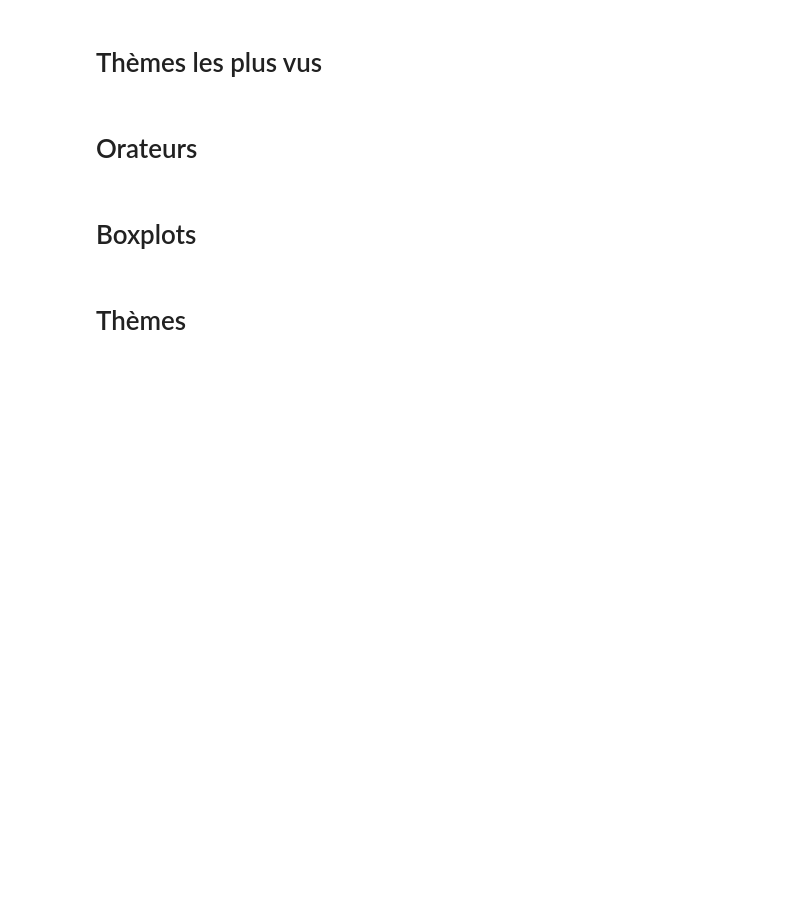
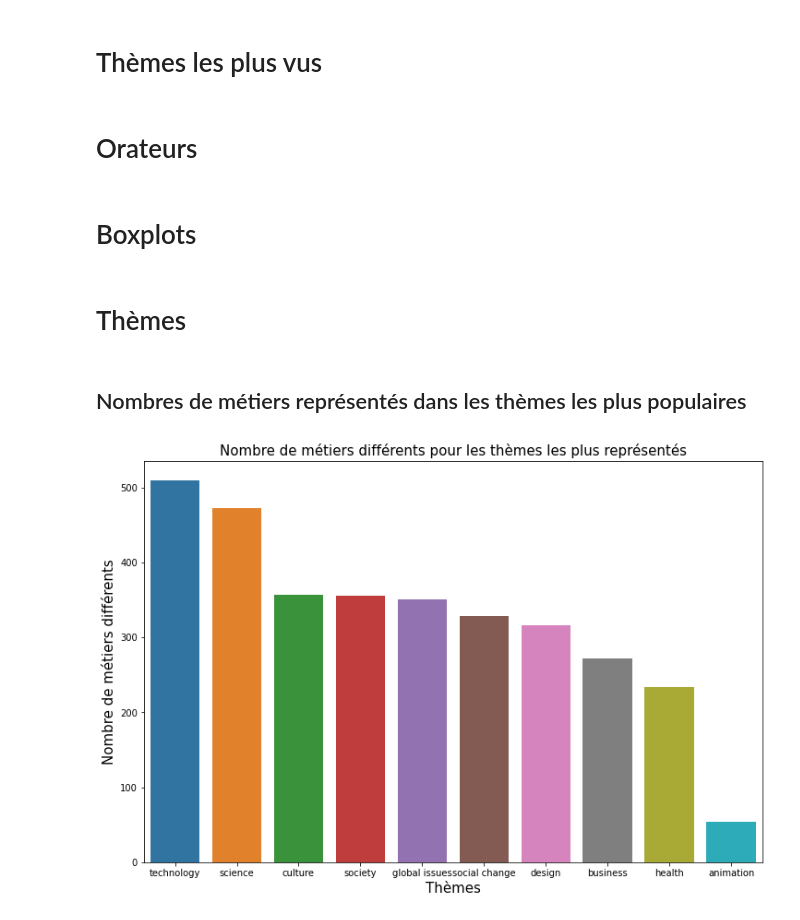
Before and after one commit to VictorTaillieu/TED-talks-analysis, a Jupyter notebook: notebooks/exploration.ipynb, the cells around one changed output. Drawn from its saved outputs; the diff is of its cells as text; code cells hidden in the pictures; blank space fills up the shorter version.

Commit message:
Nombre de métiers représentés pour les thèmes du LOUNES (sciences, technologie......)

```diff
--- a/notebooks/exploration.ipynb
+++ b/notebooks/exploration.ipynb
@@ -255,3 +255,44 @@ sns.heatmap(one_hot_topics[most_talked].corr(),
 plt.title("Corrélation entre les thèmes")
 if save: plt.savefig("../data/graphs/topics_correlation.png")
 plt.show()
+# %% [markdown]
+## Nombres de métiers représentés dans les thèmes les plus populaires
+# %%
+index_popular_topic = top_topics_by_year.columns
+index_popular_topic
+
+df_pop_occ = ted_talks[["occupations", "topics"]]
+
+col1 = df_pop_occ.occupations.apply(lambda x : literal_eval(x)[0] if pd.notnull(x) else x ).dropna().explode()
+
+df_pop_occ = df_pop_occ.copy().iloc[col1.index]
+
+df_pop_occ["occ0"] = col1.values
+
+df_pop_occ.drop("occupations", axis = 1, inplace = True)
+
+col2 = df_pop_occ.topics.dropna().explode()
+
+df_pop_occ = df_pop_occ.copy().iloc[col2.index]
+
+df_pop_occ["top"] = col2.values
+
+df_pop_occ.drop("topics", axis = 1, inplace = True)
+
+df_pop_occ.drop_duplicates(inplace = True)
+
+df_pop_occ_counted = df_pop_occ.groupby("top").count().loc[index_popular_topic]
+
+df_pop_occ_counted.sort_values(by = "occ0", ascending = False, inplace = True)
+
+df_pop_occ_counted
+
+plt.figure(figsize=(12, 8))
+
+sns.barplot(x = df_pop_occ_counted.index, y=df_pop_occ_counted.values.reshape(1,-1)[0])
+plt.title("Nombre de métiers différents pour les thèmes les plus représentés", fontsize=15)
+plt.xlabel("Thèmes", fontsize=15)
+plt.ylabel("Nombre de métiers différents", fontsize=15)
+plt.show()
+# %% [output]
+[figure, added]
```
